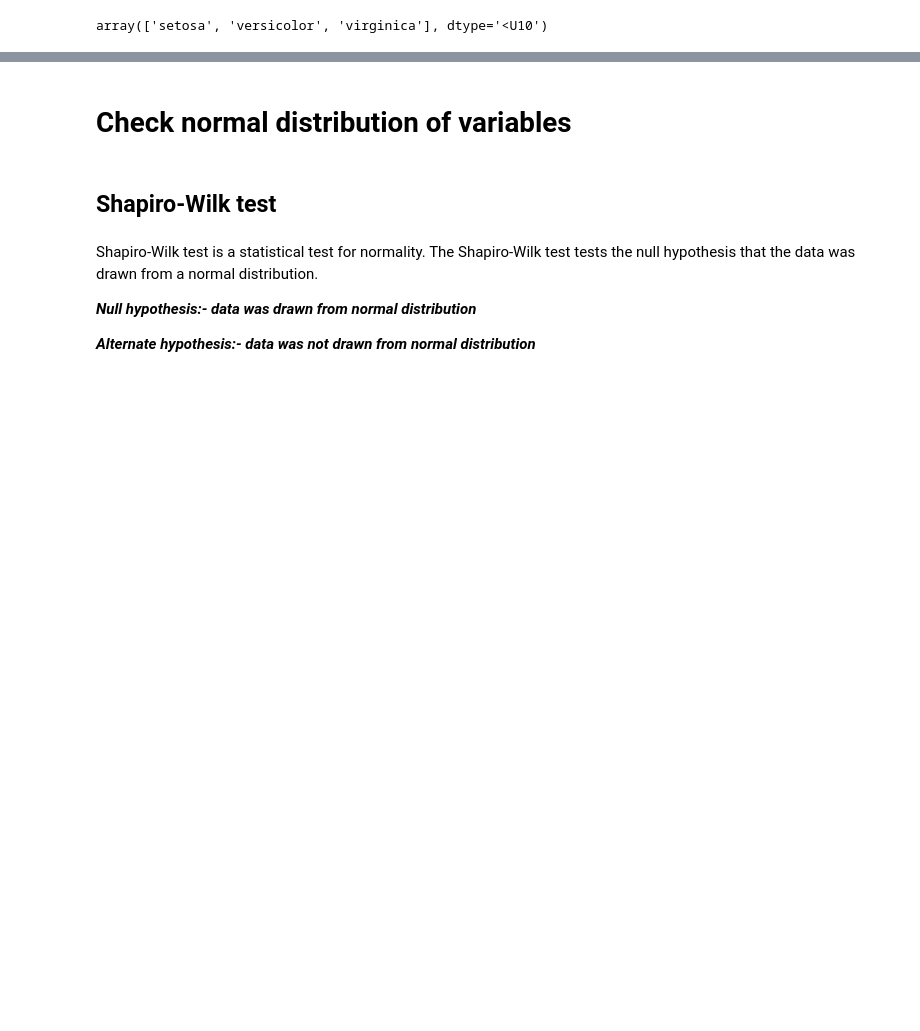
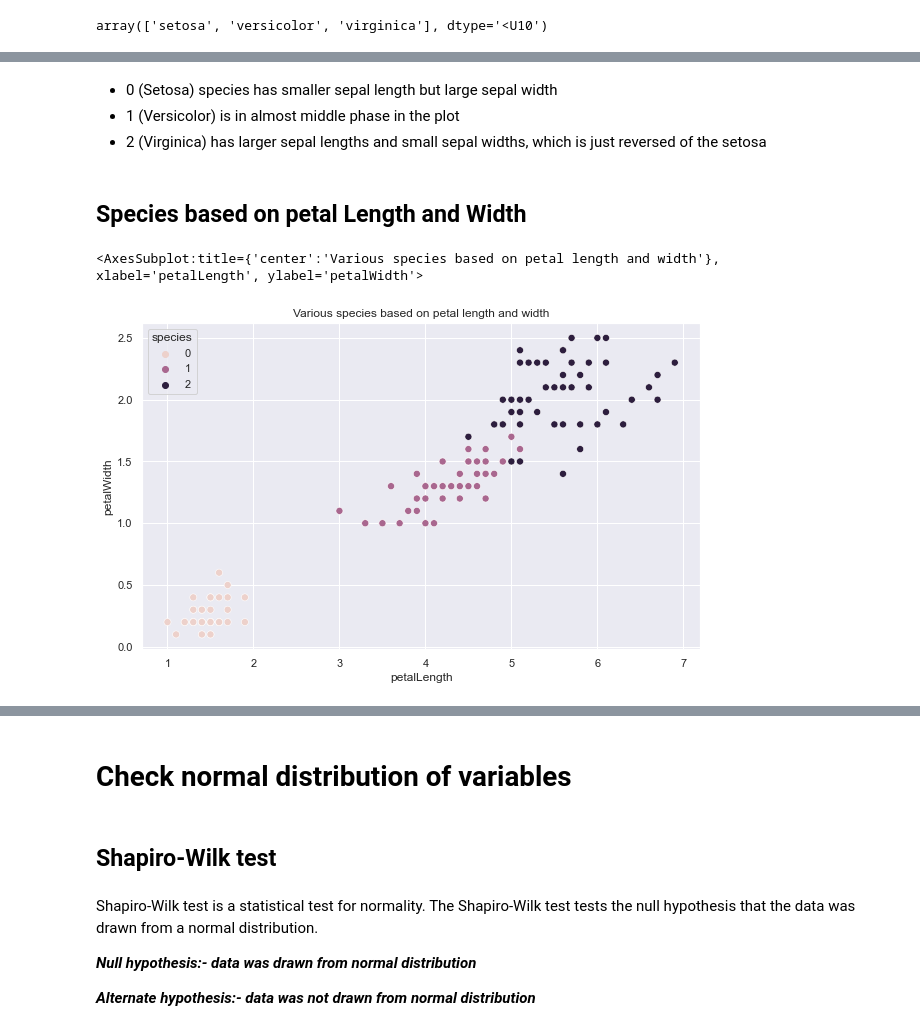
Before and after one commit to nafisa-samia/Statistical-Analysis-of-Iris-Dataset, a Jupyter notebook: Statistical Analysis with Iris Data.ipynb, the cells around one changed output, grey strips where cells are left out. Cells and saved outputs as stored; diff of their text form; code cells hidden in the pictures; blank space fills up the shorter version.

```diff
--- a/Statistical Analysis with Iris Data.ipynb
+++ b/Statistical Analysis with Iris Data.ipynb
@@ -33,0 +135,13 @@ y = iris.target #integers representing the species
+# %% [markdown]
+- 0 (Setosa) species has smaller sepal length but large sepal width
+- 1 (Versicolor) is in almost middle phase in the plot
+- 2 (Virginica) has larger sepal lengths and small sepal widths, which is just reversed of the setosa
+# %% [markdown]
+## Species based on petal Length and Width
+# %%
+plt.figure(figsize=(10,6))
+plt.title("Various species based on petal length and width")
+sns.scatterplot(x = iris["petalLength"], y = iris["petalWidth"],hue =iris["species"],s=50)
+# %% [output]
+<AxesSubplot:title={'center':'Various species based on petal length and width'}, xlabel='petalLength', ylabel='petalWidth'>
+[figure, added]
```
Also changed, not shown: parts of 48 cells of this notebook.
